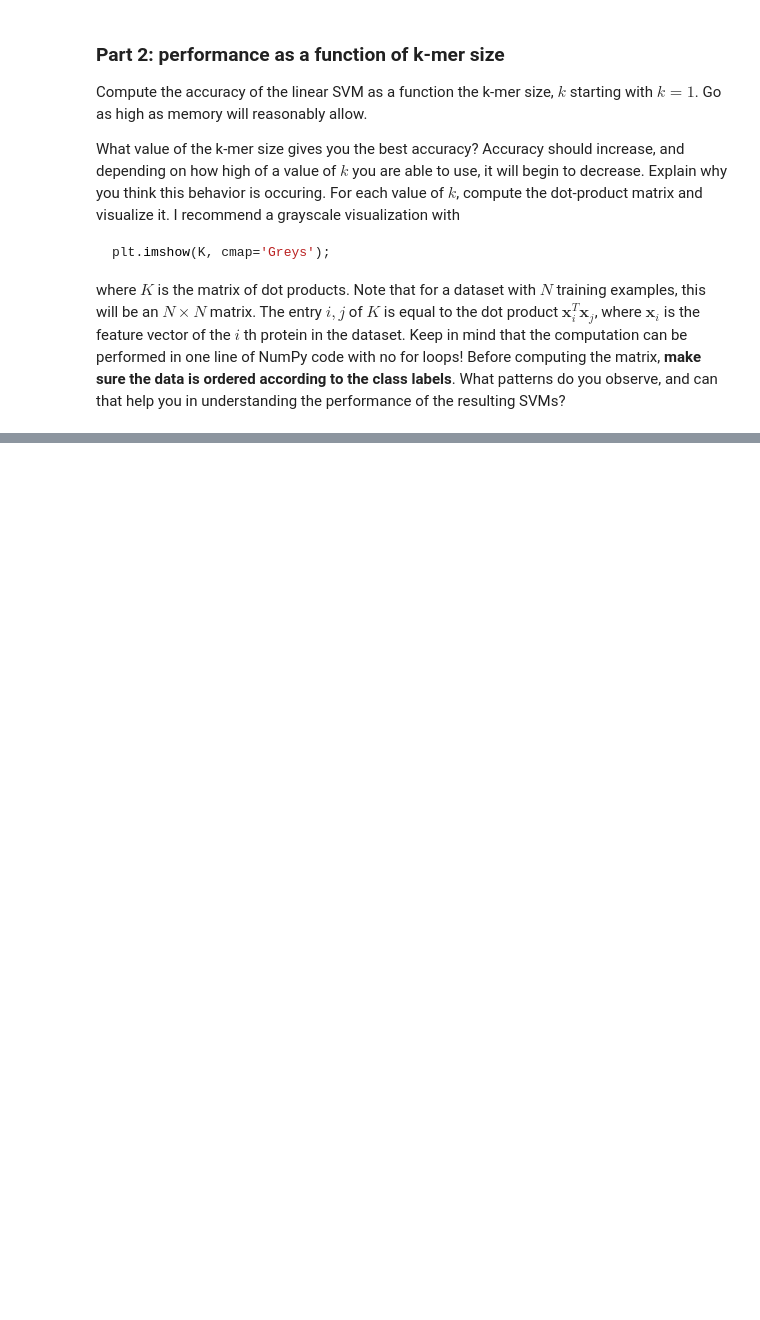
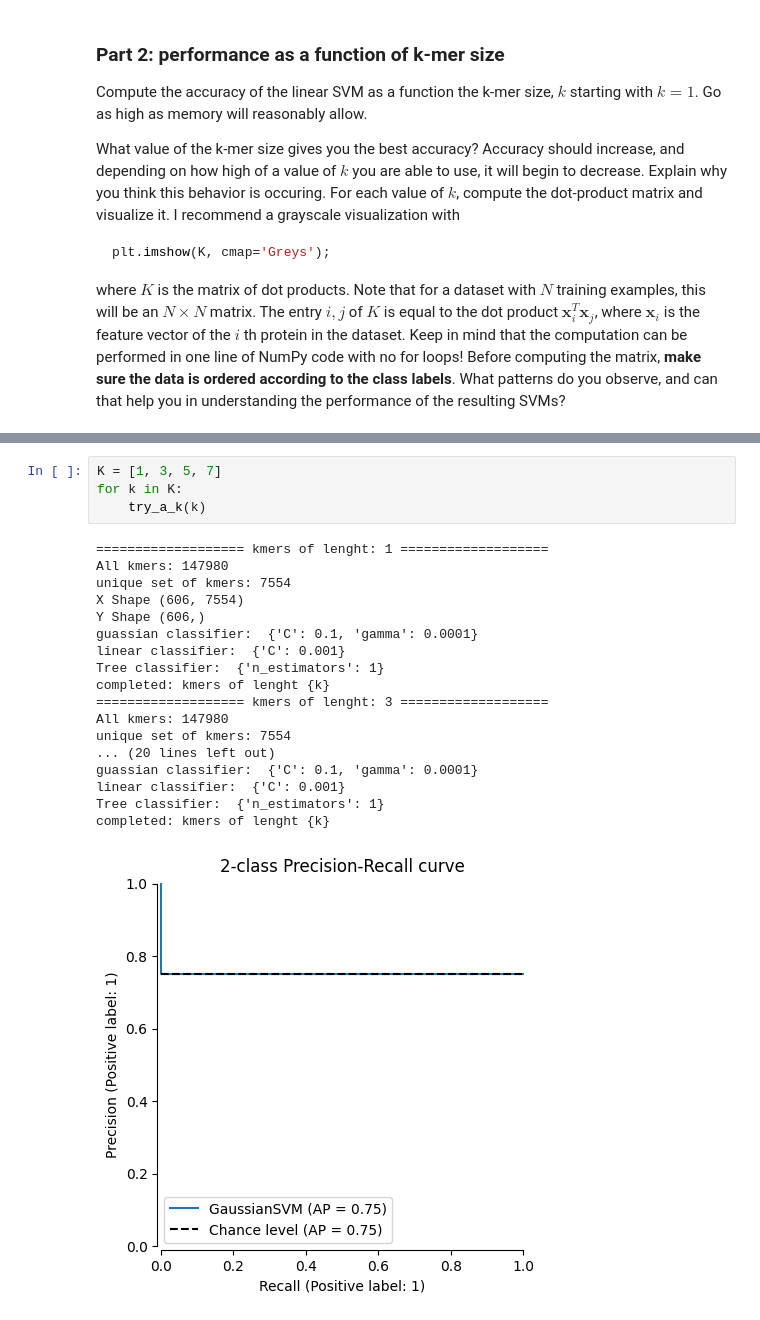
Before and after one commit to Formanj-0/CS525-Bioinformatics, a Jupyter notebook: assignment1_ml_for_protein_sequences.ipynb, the cells around one changed output, grey strips where cells are left out. Cells and saved outputs as stored; diff of their text form; blank space fills up the shorter version.

```diff
--- a/assignment1_ml_for_protein_sequences.ipynb
+++ b/assignment1_ml_for_protein_sequences.ipynb
@@ -250,0 +386,23 @@ Before computing the matrix, **make sure the data is ordered according to the cl
+# %%
+K = [1, 3, 5, 7]
+for k in K:
+    try_a_k(k)
+# %% [output]
+=================== kmers of lenght: 1 ===================
+All kmers: 147980
+unique set of kmers: 7554
+X Shape (606, 7554)
+Y Shape (606,)
+guassian classifier:  {'C': 0.1, 'gamma': 0.0001}
+linear classifier:  {'C': 0.001}
+Tree classifier:  {'n_estimators': 1}
+completed: kmers of lenght {k}
+=================== kmers of lenght: 3 ===================
+All kmers: 147980
+unique set of kmers: 7554
+... (20 lines left out)
+guassian classifier:  {'C': 0.1, 'gamma': 0.0001}
+linear classifier:  {'C': 0.001}
+Tree classifier:  {'n_estimators': 1}
+completed: kmers of lenght {k}
+[figure, added]
```
Also changed, not shown: parts of 4 cells of this notebook.
